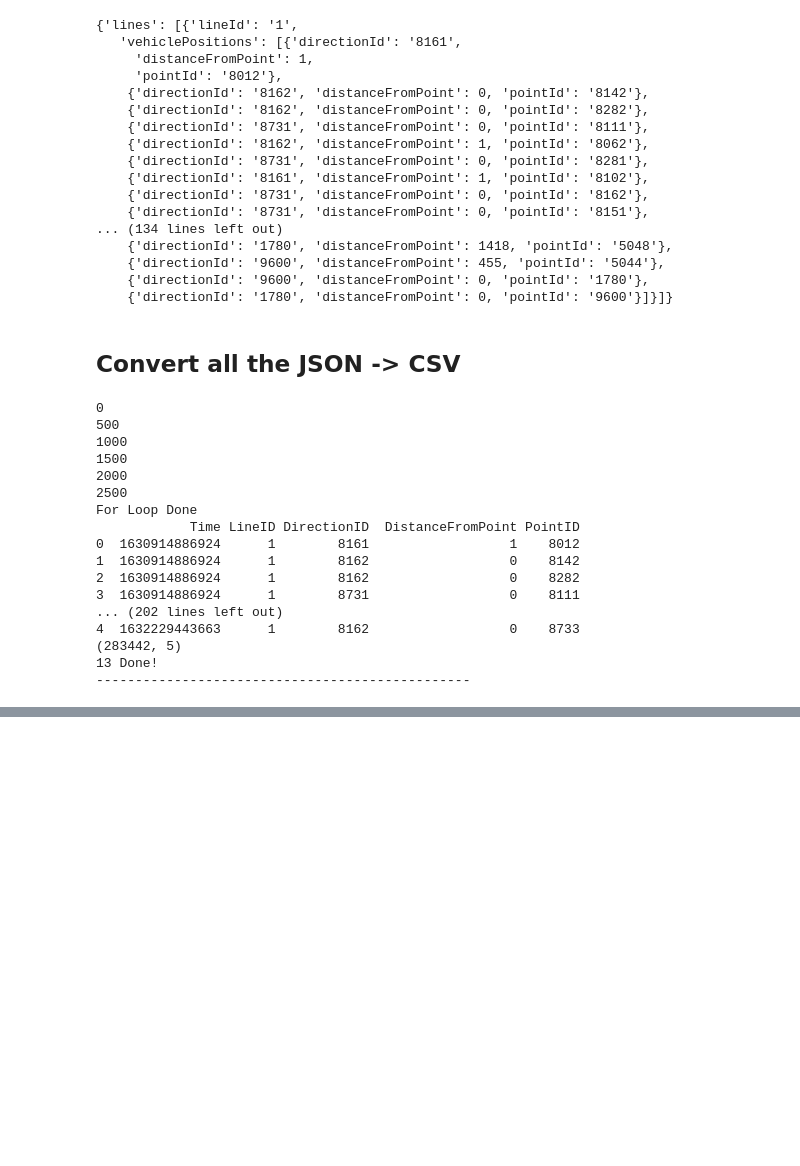
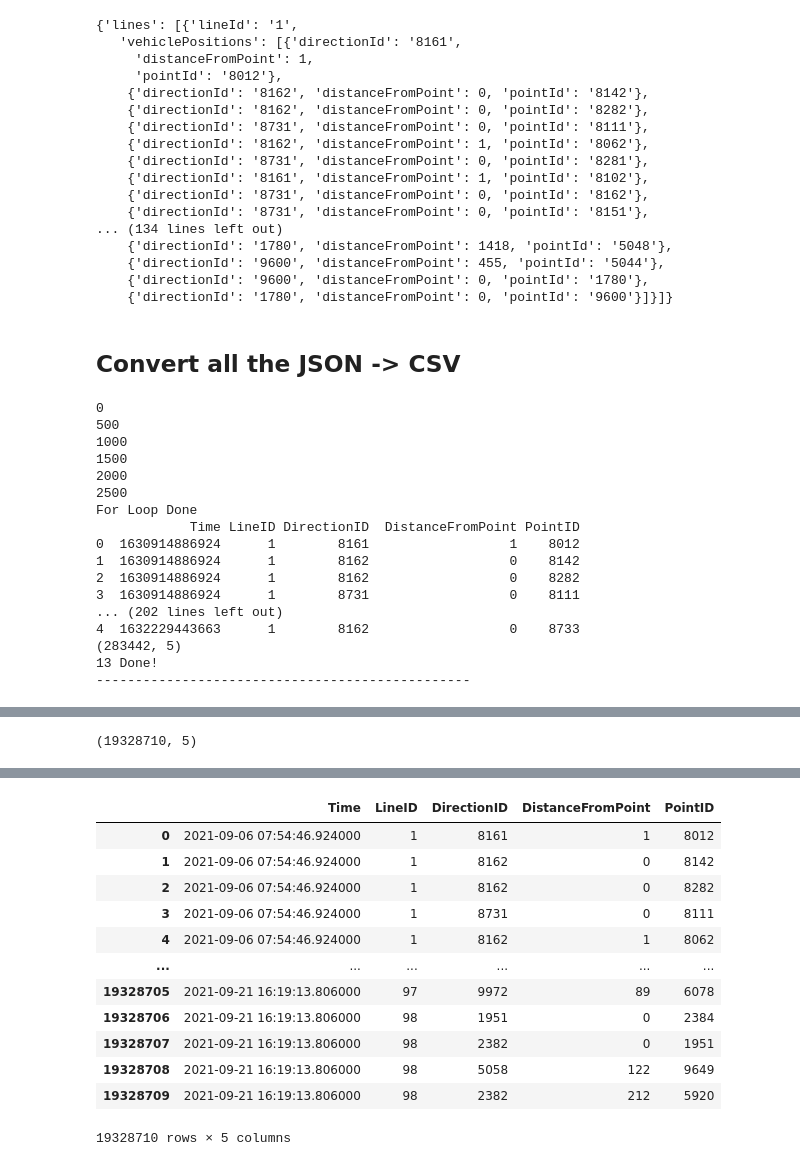
Before and after one commit to xuyou1999/Data_Mining_F22, a Jupyter notebook: src/JSON_to_CSV.ipynb, the cells around one changed output, grey strips where cells are left out. Cells and saved outputs as stored; diff of their text form; code cells hidden in the pictures; blank space fills up the shorter version.

```diff
--- a/src/JSON_to_CSV.ipynb
+++ b/src/JSON_to_CSV.ipynb
@@ -232,0 +318,4 @@ json1["Responses"].iloc[1950]
+# %%
+d.shape
+# %% [output]
+(19328710, 5)
@@ -232,0 +324,4 @@ json1["Responses"].iloc[1950]
+# %%
+%%time
+pd.read_csv("data/Combined_CSV.csv")
+# %% [output]
@@ -232,0 +329,13 @@ json1["Responses"].iloc[1950]
+|  | Time | LineID | DirectionID | DistanceFromPoint | PointID |
+| 0 | 2021-09-06 07:54:46.924000 | 1 | 8161 | 1 | 8012 |
+| 1 | 2021-09-06 07:54:46.924000 | 1 | 8162 | 0 | 8142 |
+| 2 | 2021-09-06 07:54:46.924000 | 1 | 8162 | 0 | 8282 |
+| 3 | 2021-09-06 07:54:46.924000 | 1 | 8731 | 0 | 8111 |
+| 4 | 2021-09-06 07:54:46.924000 | 1 | 8162 | 1 | 8062 |
+| ... | ... | ... | ... | ... | ... |
+| 19328705 | 2021-09-21 16:19:13.806000 | 97 | 9972 | 89 | 6078 |
+| 19328706 | 2021-09-21 16:19:13.806000 | 98 | 1951 | 0 | 2384 |
+| 19328707 | 2021-09-21 16:19:13.806000 | 98 | 2382 | 0 | 1951 |
+| 19328708 | 2021-09-21 16:19:13.806000 | 98 | 5058 | 122 | 9649 |
+| 19328709 | 2021-09-21 16:19:13.806000 | 98 | 2382 | 212 | 5920 |
+19328710 rows × 5 columns
```
Also changed, not shown: parts of 14 cells of this notebook.
